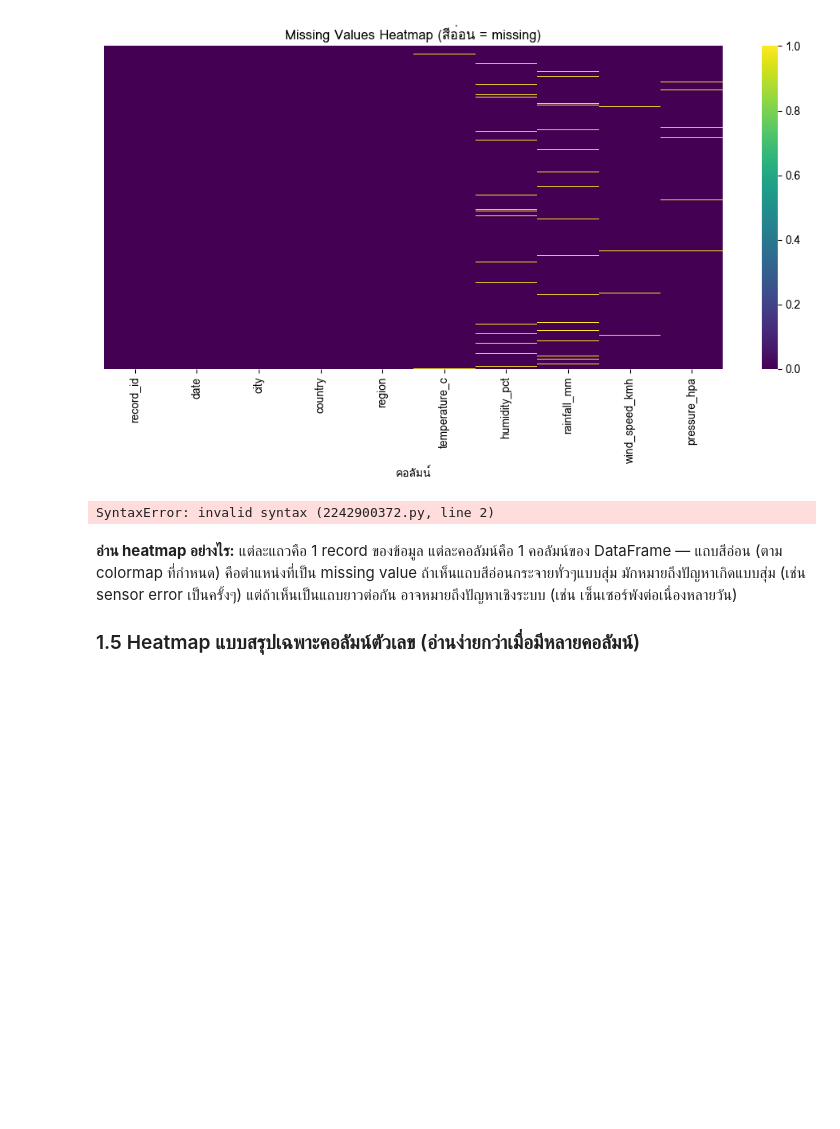
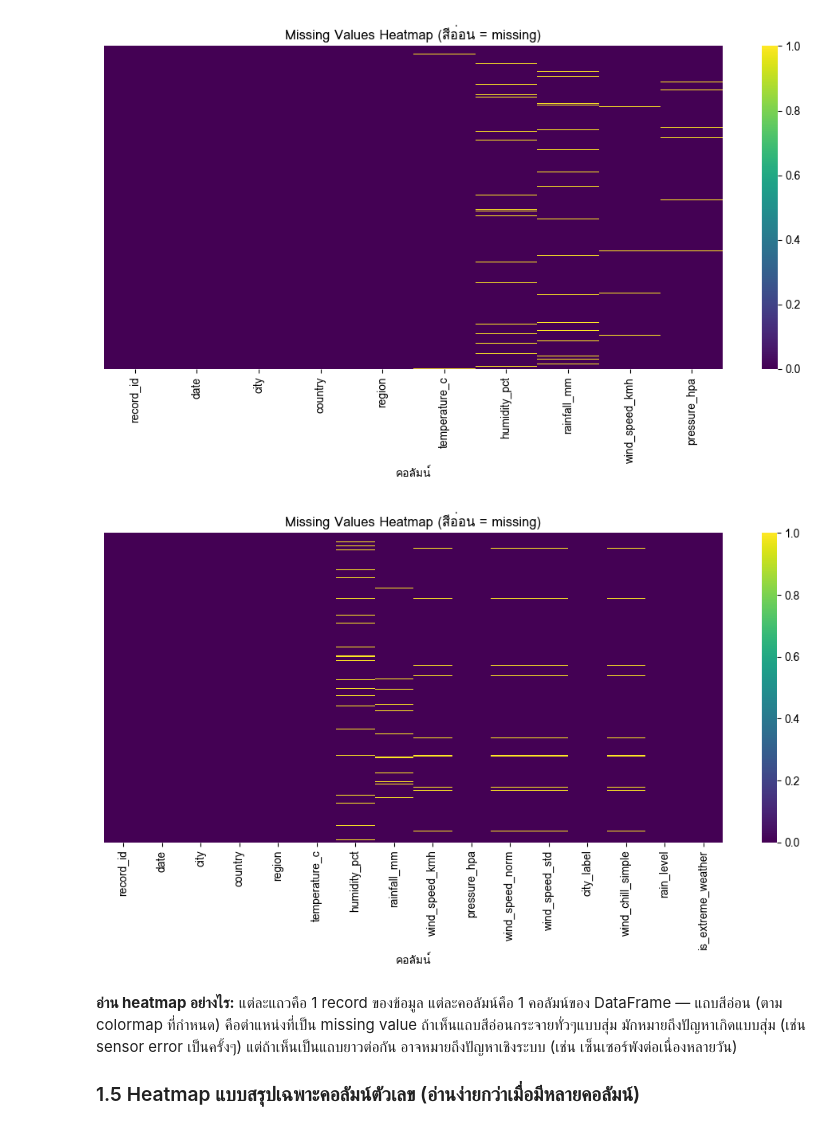
Before and after one commit to phatchariya202/683020589-0_Phatchariya, a Jupyter notebook: Module-A-Notebooks/SC612104_Session10_Data_Cleaning.ipynb, the cells around one changed output. Saved outputs shown, nothing was run; the diff lists cells and outputs as text; code cells hidden in the pictures; blank space fills up the shorter version.

```diff
--- a/Module-A-Notebooks/SC612104_Session10_Data_Cleaning.ipynb
+++ b/Module-A-Notebooks/SC612104_Session10_Data_Cleaning.ipynb
@@ -263,13 +263,13 @@ plt.show()
 [figure]
 # %%
 plt.figure(figsize=(10, 6))
-plt.
+sns.heatmap(df_ex.isnull(), cbar=True, cmap="viridis", yticklabels=False)
 plt.title("Missing Values Heatmap (สีอ่อน = missing)")
 plt.xlabel("คอลัมน์")
 plt.tight_layout()
 plt.show()
 # %% [output]
-SyntaxError: invalid syntax (2242900372.py, line 2)
+[figure, added]
 # %% [markdown]
 **อ่าน heatmap อย่างไร:** แต่ละแถวคือ 1 record ของข้อมูล แต่ละคอลัมน์คือ 1 คอลัมน์ของ DataFrame — แถบสีอ่อน (ตาม colormap ที่กำหนด) คือตำแหน่งที่เป็น missing value ถ้าเห็นแถบสีอ่อนกระจายทั่วๆแบบสุ่ม มักหมายถึงปัญหาเกิดแบบสุ่ม (เช่น sensor error เป็นครั้งๆ) แต่ถ้าเห็นเป็นแถบยาวต่อกัน อาจหมายถึงปัญหาเชิงระบบ (เช่น เซ็นเซอร์พังต่อเนื่องหลายวัน)
 
```
Also changed, not shown: parts of 3 cells of this notebook.
